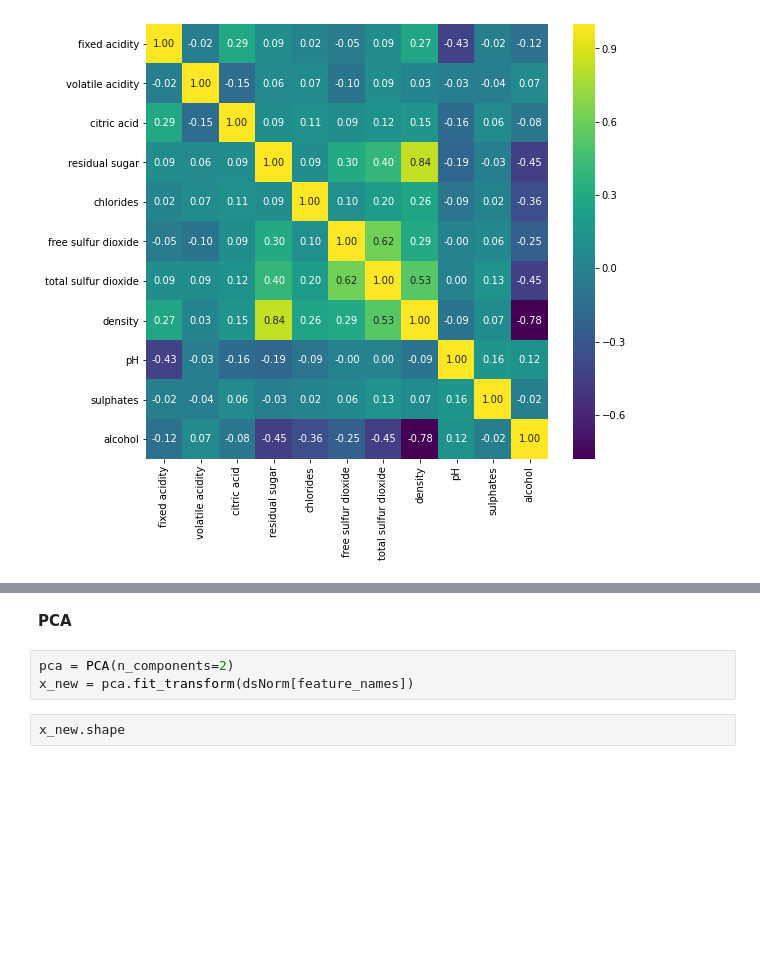
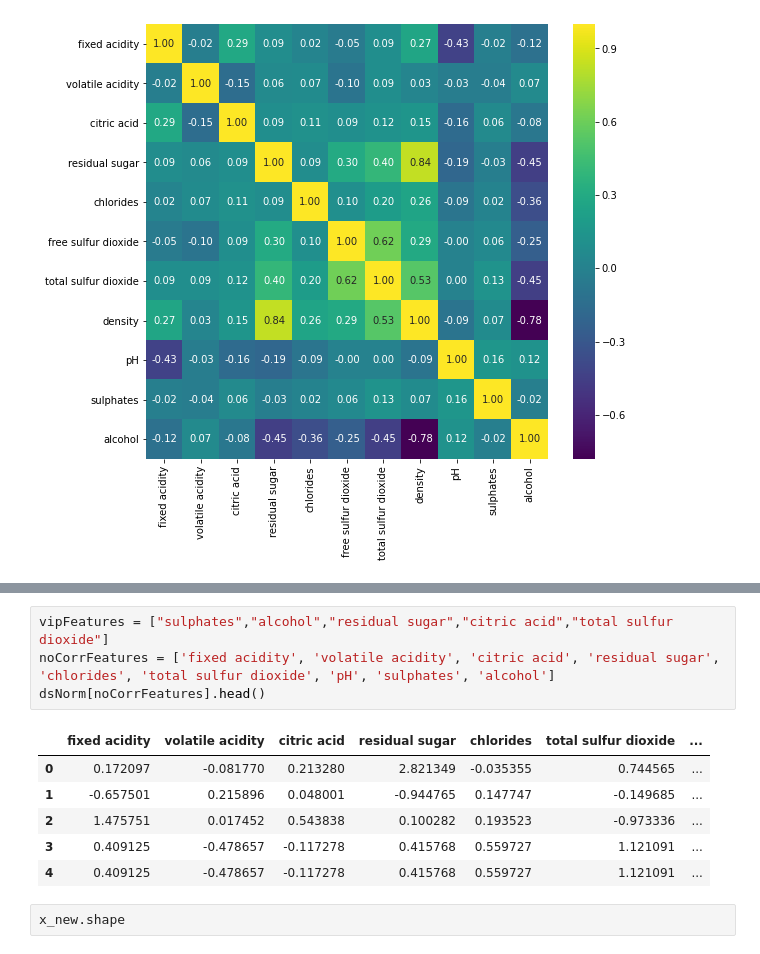
Before and after one commit to GabrieleCuni/Wine_Quality, a Jupyter notebook: MML_GC.ipynb, the cells around one changed output, grey strips where cells are left out. Drawn from its saved outputs; the diff is of its cells as text; blank space fills up the shorter version.

```diff
--- a/MML_GC.ipynb
+++ b/MML_GC.ipynb
@@ -134,8 +149,14 @@ Given a threshold of +-0.40 there are a lot of correlated features:
-# %% [markdown]
-**PCA**
-# %%
-pca = PCA(n_components=2)
-x_new = pca.fit_transform(dsNorm[feature_names])
+# %%
+vipFeatures = ["sulphates","alcohol","residual sugar","citric acid","total sulfur dioxide"]
+noCorrFeatures = ['fixed acidity', 'volatile acidity', 'citric acid', 'residual sugar', 'chlorides', 'total sulfur dioxide', 'pH', 'sulphates', 'alcohol']
+dsNorm[noCorrFeatures].head()
+# %% [output]
+|  | fixed acidity | volatile acidity | citric acid | residual sugar | chlorides | total sulfur dioxide | ... |
+| 0 | 0.172097 | -0.081770 | 0.213280 | 2.821349 | -0.035355 | 0.744565 | ... |
+| 1 | -0.657501 | 0.215896 | 0.048001 | -0.944765 | 0.147747 | -0.149685 | ... |
+| 2 | 1.475751 | 0.017452 | 0.543838 | 0.100282 | 0.193523 | -0.973336 | ... |
+| 3 | 0.409125 | -0.478657 | -0.117278 | 0.415768 | 0.559727 | 1.121091 | ... |
+| 4 | 0.409125 | -0.478657 | -0.117278 | 0.415768 | 0.559727 | 1.121091 | ... |
 # %%
 x_new.shape
 # %% [output]
```
Also changed, not shown: parts of 10 cells of this notebook.
